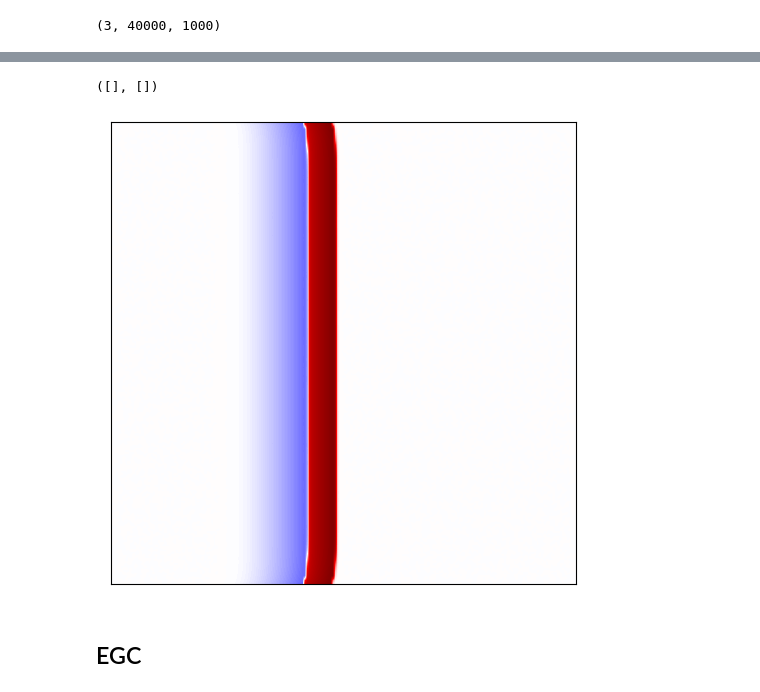
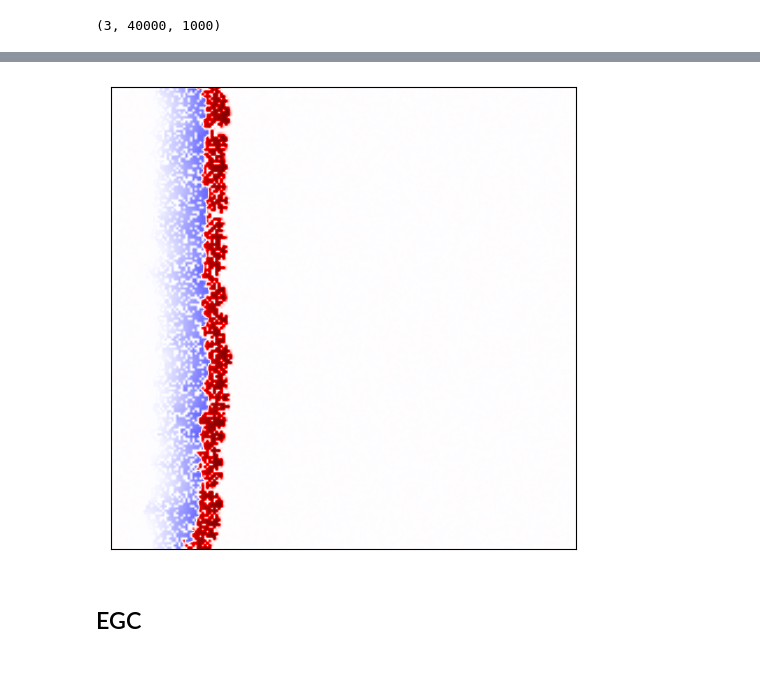
Before and after one commit to Priesemann-Group/perspective_heart_and_brain, a Jupyter notebook: notebooks/heart_plots.ipynb, the cells around one changed output, grey strips where cells are left out. Drawn from its saved outputs; the diff is of its cells as text; code cells hidden in the pictures.

```diff
--- a/notebooks/heart_plots.ipynb
+++ b/notebooks/heart_plots.ipynb
@@ -101,8 +101,8 @@ N_y=200
 N_x=200
 N=N_x*N_y
 dts=500
-L1, c1 = generate_laplacian(N_x,N_y,0, seed=1000, sparse_matrix=True)
-L2,c2=generate_laplacian(N_x,N_y,0.35, seed=135, sparse_matrix=True)
+L1, c1 = generate_laplacian(N_x,N_y,0.46, seed=1000, sparse_matrix=True)
+L2,c2=generate_laplacian(N_x,N_y,0.45, seed=135, sparse_matrix=True)
 # %%
 
 def FHN_step(u, v, N, a, b, e, Du, sigma, L, key, delta_t):
@@ -367,3 +368,8 @@ u_solutions=[]
+# %%
+u_solutions=[]
+N_x=200
+N_y=200
+N=N_x*N_y
 # %%
 L2,c2=generate_laplacian(N_x,N_y,0, seed=145, sparse_matrix=True)
 u_sol2, v_sol2 = run_simulation(N=N, sigma=0.0001,L=L2, c1=c2, key=random.PRNGKey(2),delta_t=0.1, total_time=7800, stimulus_time=1300, Nconf=1000)
@@ -376,6 +382,11 @@ u_sol1, v_sol2 = run_simulation(N=N, sigma=0.0001,L=L1, c1=c1, key=random.PRNGKe
 
 u_sol1=u_sol1.T
 u_solutions.append(u_sol1)
+# %%
+L1,c1=generate_laplacian(N_x,N_y,0.3, seed=1000, sparse_matrix=True)
+u_sol4, v_sol2 = run_simulation(N=N, sigma=0.0001,L=L1,Du=0.04, c1=c1, key=random.PRNGKey(1000),delta_t=0.1, total_time=7800, stimulus_time=1300, Nconf=1000)
+
+u_sol4=u_sol4.T
 # %%
 u_solutions=[]
 u_solutions.append(u_sol2)
@@ -418,9 +470,9 @@ def create_movie_from_array(array, output_file="movie.mp4", fps=10, frame_skip=5
     #plt.axis("off")
 
     # Add a colorbar with specific ticks
-    cbar = fig.colorbar(img, ax=ax, ticks=[-0.9, -0.5, 0, 0.5, 0.9])
+    #cbar = fig.colorbar(img, ax=ax, ticks=[-0.9, -0.5, 0, 0.5, 0.9])
 
-    cbar.set_label('V', rotation=0, labelpad=15, fontsize=12, color='black')
+    #cbar.set_label('V', rotation=0, labelpad=15, fontsize=12, color='black')
     plt.xticks([])  # Remove x-axis ticks
     plt.yticks([])
 
@@ -445,10 +497,10 @@ def create_movie_from_array(array, output_file="movie.mp4", fps=10, frame_skip=5
     print(f"Movie saved to {output_file}")
 
 
-u_sol2=u_sol2.reshape(N_x,N_y, -1)
+u_sol4=u_sol4.reshape(N_x,N_y, -1)
 
 #u_sol3=u_sol2[12:(N_x-40),4:(N_x-4),:]
 
 
-create_movie_from_array(u_sol2, output_file="simulation_p=0.65.gif", fps=100, frame_skip=1)
+create_movie_from_array(u_sol4, output_file="simulation_D=0.01_1000.gif", fps=100, frame_skip=1)
 # %% [output]
@@ -456,20 +526,28 @@ Movie saved to simulation_p=0.65.gif
 # %%
-fig, ax = plt.subplots(figsize=(6, 6))
-u_sol2=u_sol2.reshape(N_x,N_y, -1)
-array=u_sol2
+
+
+fig, ax = plt.subplots(figsize=(6, 6), facecolor='none')
+#array=u_solutions_loaded[2,:,:]
+array=u_sol4
 # Display the first frame
-img = ax.imshow(array[:, :, 300], cmap="seismic", interpolation="bilinear", vmin=-np.max(np.abs(array)), vmax=np.max(np.abs(array)), aspect='auto')
+array=array.reshape(200,200,-1)
+img = ax.imshow(array[:, :,1300], cmap="seismic", interpolation="bilinear", vmin=-np.max(np.abs(array)), vmax=np.max(np.abs(array)), aspect='auto')
 #plt.axis("off")
 
 # Add a colorbar with specific ticks
 #cbar = fig.colorbar(img, ax=ax, ticks=[-0.9, -0.5, 0, 0.5, 0.9])
 
+#ax.spines['left'].set_visible(False)
+#ax.spines['bottom'].set_visible(False)
+#ax.spines['right'].set_visible(False)
+#ax.spines['top'].set_visible(False)
 #cbar.set_label('V', rotation=0, labelpad=15, fontsize=12, color='black')
-plt.xticks([])  # Remove x-axis ticks
-plt.yticks([])
+ax.set_xticks([])  # Remove x-axis ticks
+ax.set_yticks([])
+
+fig.savefig('figures/heart_snapshot_0=0.3.png', facecolor='none', bbox_inches='tight', pad_inches=0)
 # %% [output]
-([], [])
-[figure, old version]
+[figure, new version]
 # %% [markdown]
 ## EGC
 # %%
```
Also changed, not shown: parts of 17 cells of this notebook, 6 other files.
